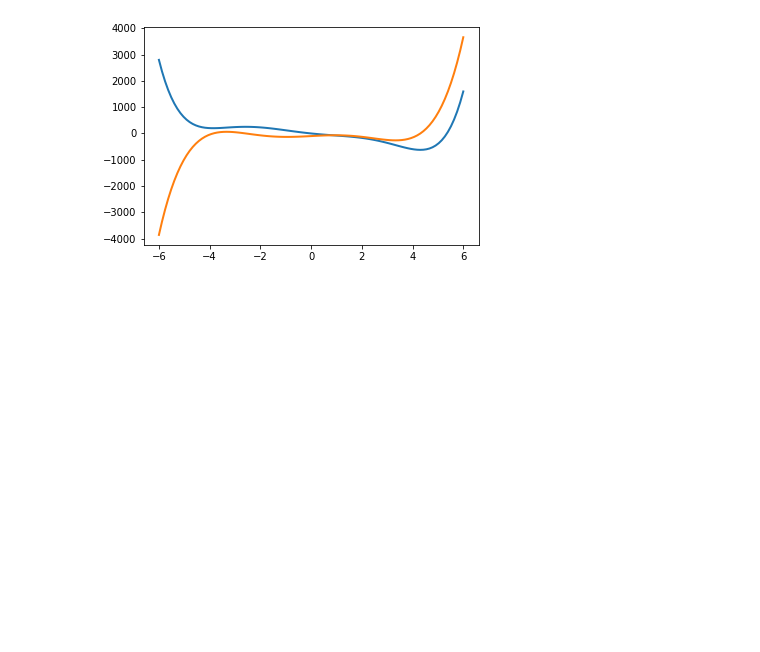
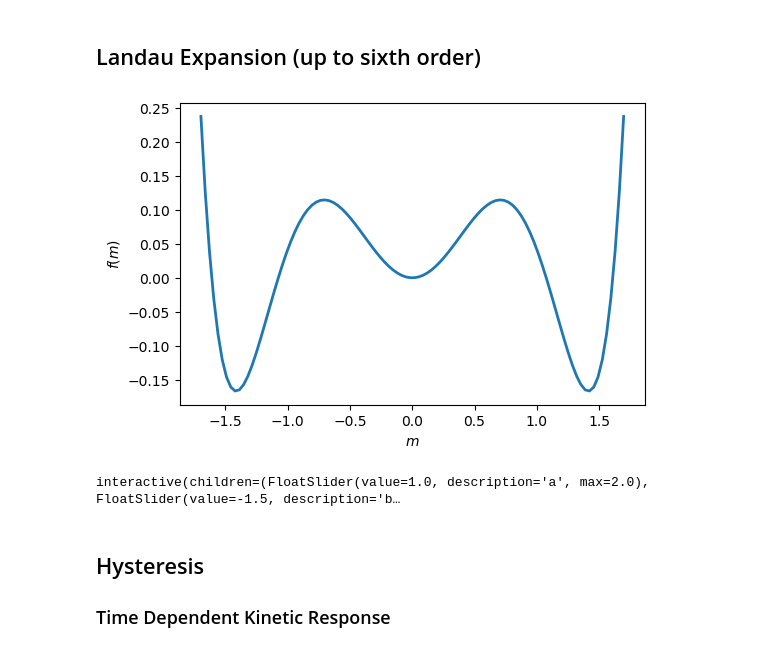
Before and after one commit to guycmoore/GuyMooreProjects, a Jupyter notebook: Landau/LandauExperiment.ipynb, the cells around one changed output. Cells and saved outputs as stored; diff of their text form; code cells hidden in the pictures; blank space fills up the shorter version.

```diff
--- a/Landau/LandauExperiment.ipynb
+++ b/Landau/LandauExperiment.ipynb
@@ -168,13 +12,0 @@ Example
-# %%
-a, b, c, d = 1.0, -20.0, 50.0, -100.0
-pu = [1/6 * a, 0.0, 1/4 * b, 0.0, 1/2 * c, d, 0.0];
-p = np.polyder(pu);
-
-xv = np.linspace(-6.0, 6.0, 100)
-
-plt.figure();
-plt.plot(xv, np.polyval(pu, xv), linewidth=2);
-plt.plot(xv, np.polyval(p, xv), linewidth=2);
-plt.show();
-# %% [output]
-[figure, removed]
@@ -180,0 +16,2 @@ plt.show();
+# %% [markdown]
+## Landau Expansion (up to sixth order)
@@ -180,0 +66,30 @@ plt.show();
+# %%
+a, b, c, h = 1.0, -2.5, 1.0, 0.0
+
+(p_energy, p_deriv, pn_deriv, roots) = get_polys(a, b, c, h)
+pord = len(roots)
+# %%
+%matplotlib inline
+mpl.rcParams['figure.dpi']= 100
+
+landau_plot(p_energy, p_deriv, roots)
+# %% [output]
+[figure, added]
+# %%
+%matplotlib inline
+mpl.rcParams['figure.dpi']= 100
+
+interactive_plot = interactive(
+    landau_plot_A,
+    a=(0.0, 2.0, 0.1), b=(-3.0, 0.0, 0.1), c=(0.05, 1.0, 0.1),
+    h=(-1.0, 1.0, 0.1), T=(0.0, 3.0, 0.1)
+)
+
+output = interactive_plot.children[-1]
+output.layout.height = '400px'
+interactive_plot
+# %% [output]
+interactive(children=(FloatSlider(value=1.0, description='a', max=2.0), FloatSlider(value=-1.5, description='b…
+# %% [markdown]
+## Hysteresis
+### Time Dependent Kinetic Response
```
Also changed, not shown: parts of 18 cells of this notebook, 1 other file.
